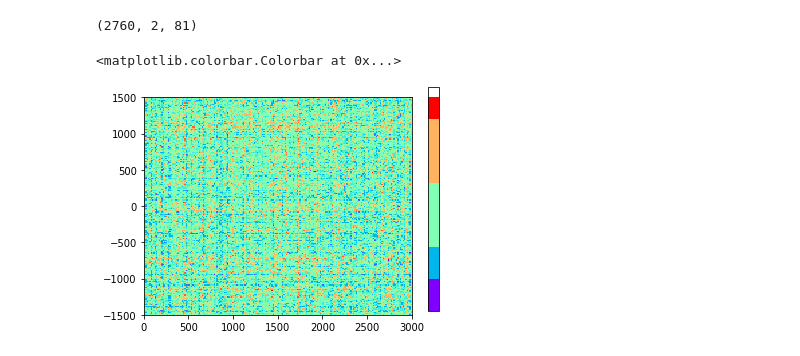
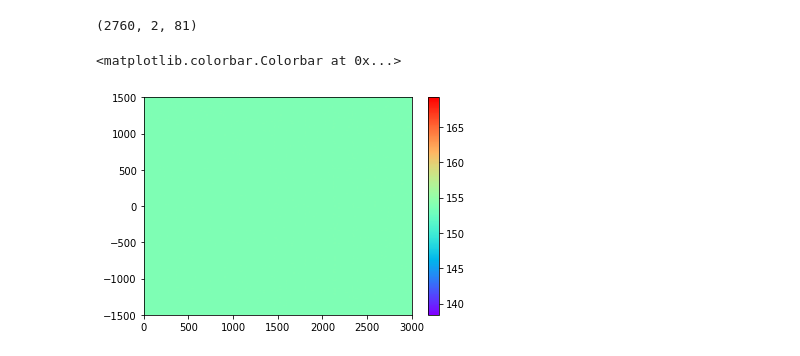
Before and after one commit to thomas-allard/datafrac, a Jupyter notebook: PINNs/elasticity_PINNv2.ipynb, the cells around one changed output. Cells and saved outputs as stored; diff of their text form; code cells hidden in the pictures.

```diff
--- a/PINNs/elasticity_PINNv2.ipynb
+++ b/PINNs/elasticity_PINNv2.ipynb
@@ -426,15 +426,19 @@ y = np.linspace(lb[1], ub[1], nn)
 X, Y = np.meshgrid(x,y)
 
 from scipy.interpolate import griddata
-P_exact = griddata(X_star, p_star.flatten(), (X, Y), method='cubic')
+P_exact = griddata(X_star, p_star.flatten(), (X, Y))
 
 #PP_star = griddata(X_star, p_pred.flatten(), (X, Y), method='cubic')
 # %%
 # Plot "exact" pressure field
-plt.imshow(P_exact, interpolation='nearest', cmap='rainbow',
+#plt.imshow(P_exact, interpolation='nearest', cmap='rainbow',
+#                  extent=[x_star.min(), x_star.max(), y_star.min(), y_star.max()],
+#                  origin='lower', aspect='auto')
+
+plt.imshow(P_exact, cmap='rainbow',
                   extent=[x_star.min(), x_star.max(), y_star.min(), y_star.max()],
                   origin='lower', aspect='auto')
 plt.colorbar()
 # %% [output]
 <matplotlib.colorbar.Colorbar at 0x...>
-[figure, old version]
+[figure, new version]
```
Also changed, not shown: parts of 1 cell of this notebook.
